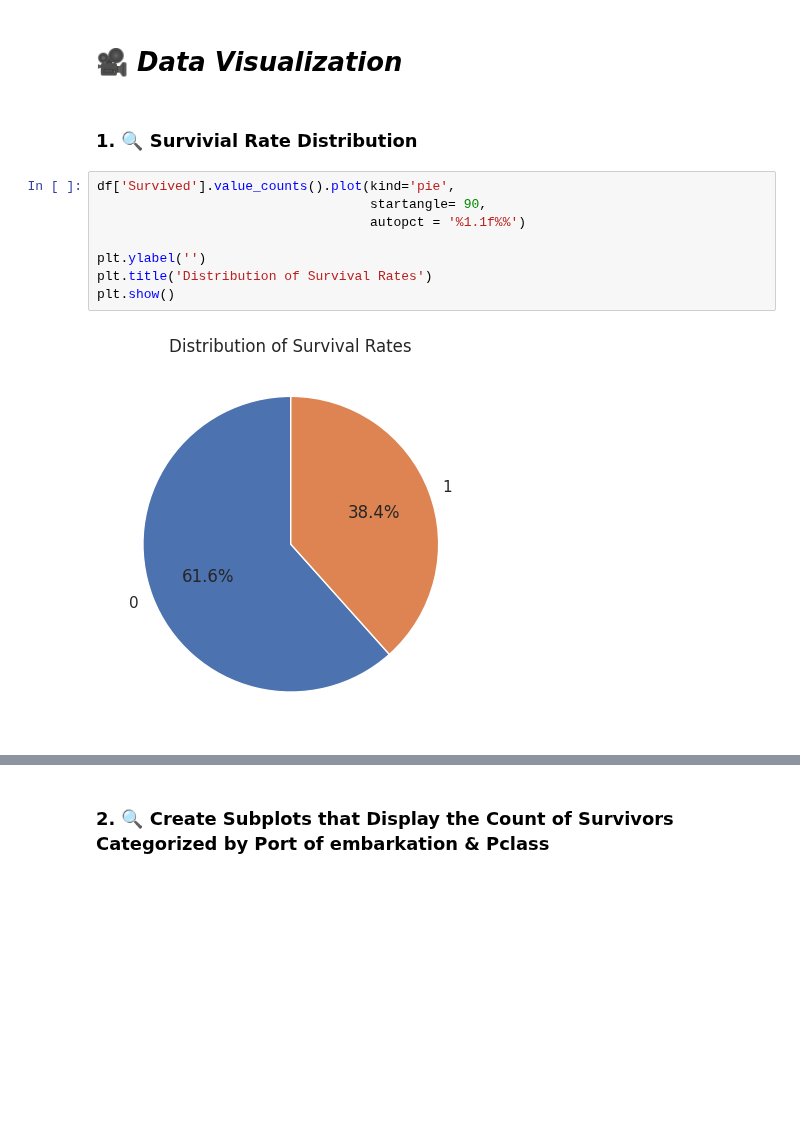
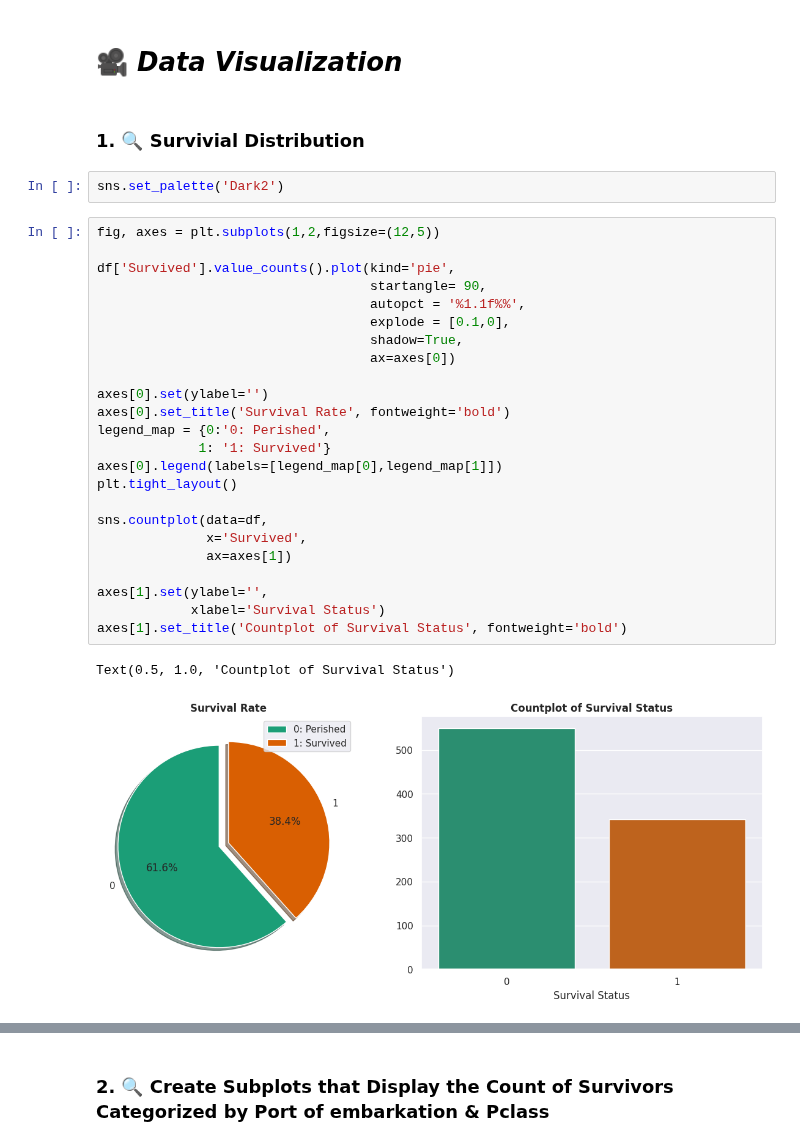
Before and after one commit to yigaai/StoryTelling_with_Data_myTelescope, a Jupyter notebook: titanic-survival-prediction.ipynb, the cells around one changed output, grey strips where cells are left out. Drawn from its saved outputs; the diff is of its cells as text; blank space fills up the shorter version.

Commit message:
Kaggle Notebook | Titanic Survive: Social Psychology Perspective   | Titanic Survival Prediction

```diff
--- a/titanic-survival-prediction.ipynb
+++ b/titanic-survival-prediction.ipynb
@@ -406,14 +406,33 @@ df.drop(['Cabin', 'Ticket_Prefix','Name', 'Ticket', 'SibSp', 'Parch'], axis=1, i
 # %% [markdown]
 # 🎥   ***Data Visualization***
 # %% [markdown]
-### 1. 🔍 **Survivial Rate Distribution**
+### 1. 🔍 **Survivial Distribution**
-# %%
-df['Survived'].value_counts().plot(kind='pie',
-                                   startangle= 90,
-                                   autopct = '%1.1f%%')
-
-plt.ylabel('')
-plt.title('Distribution of Survival Rates')
-plt.show()
-# %% [output]
-[figure, removed]
+# %%
+sns.set_palette('Dark2')
+# %%
+fig, axes = plt.subplots(1,2,figsize=(12,5))
+
+df['Survived'].value_counts().plot(kind='pie',
+                                   startangle= 90,
+                                   autopct = '%1.1f%%',
+                                   explode = [0.1,0],
+                                   shadow=True,
+                                   ax=axes[0])
+
+axes[0].set(ylabel='')
+axes[0].set_title('Survival Rate', fontweight='bold')
+legend_map = {0:'0: Perished',
+             1: '1: Survived'}
+axes[0].legend(labels=[legend_map[0],legend_map[1]])
+plt.tight_layout()
+
+sns.countplot(data=df,
+              x='Survived',
+              ax=axes[1])
+
+axes[1].set(ylabel='',
+            xlabel='Survival Status')
+axes[1].set_title('Countplot of Survival Status', fontweight='bold')
+# %% [output]
+Text(0.5, 1.0, 'Countplot of Survival Status')
+[figure, added]
```
Also changed, not shown: parts of 16 cells of this notebook.
